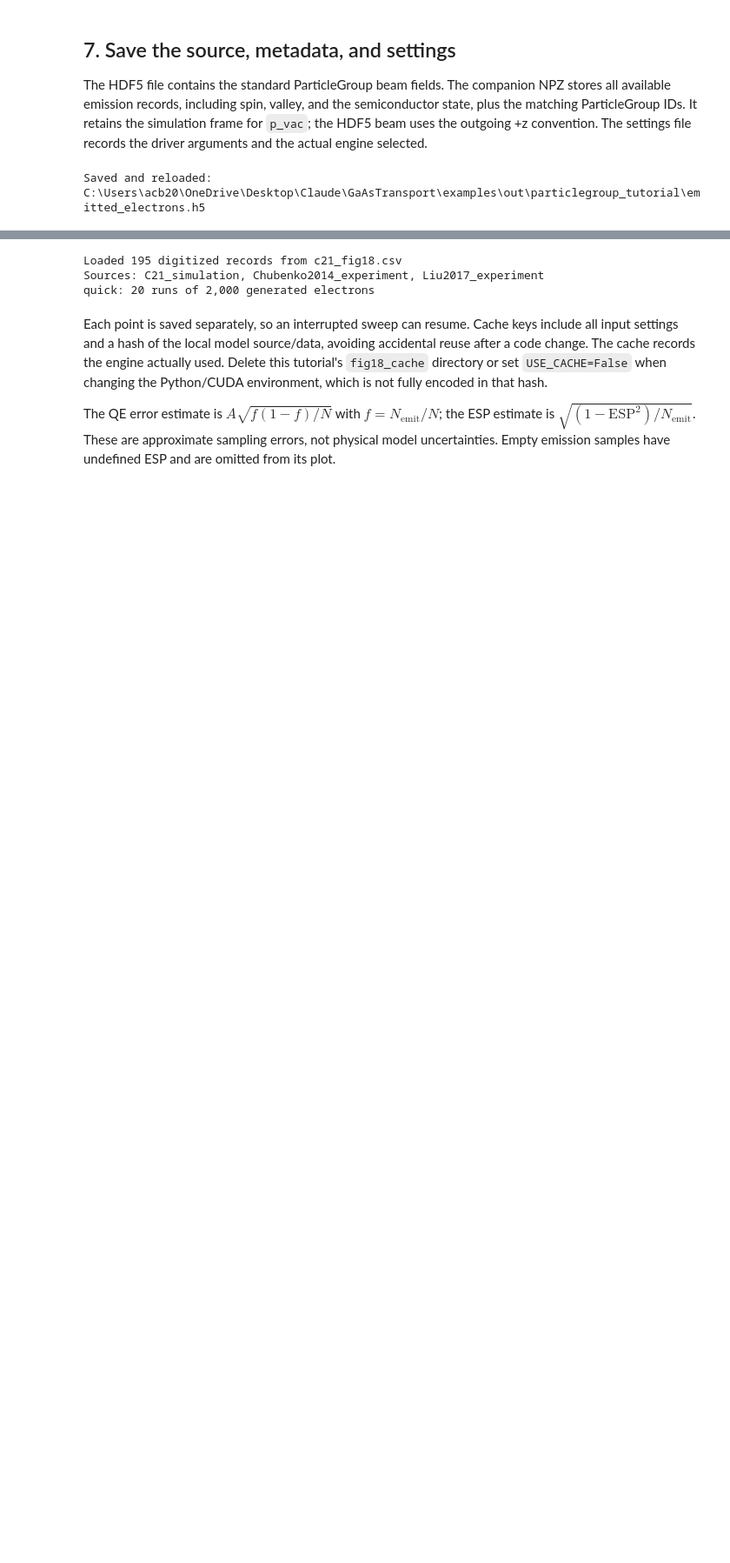
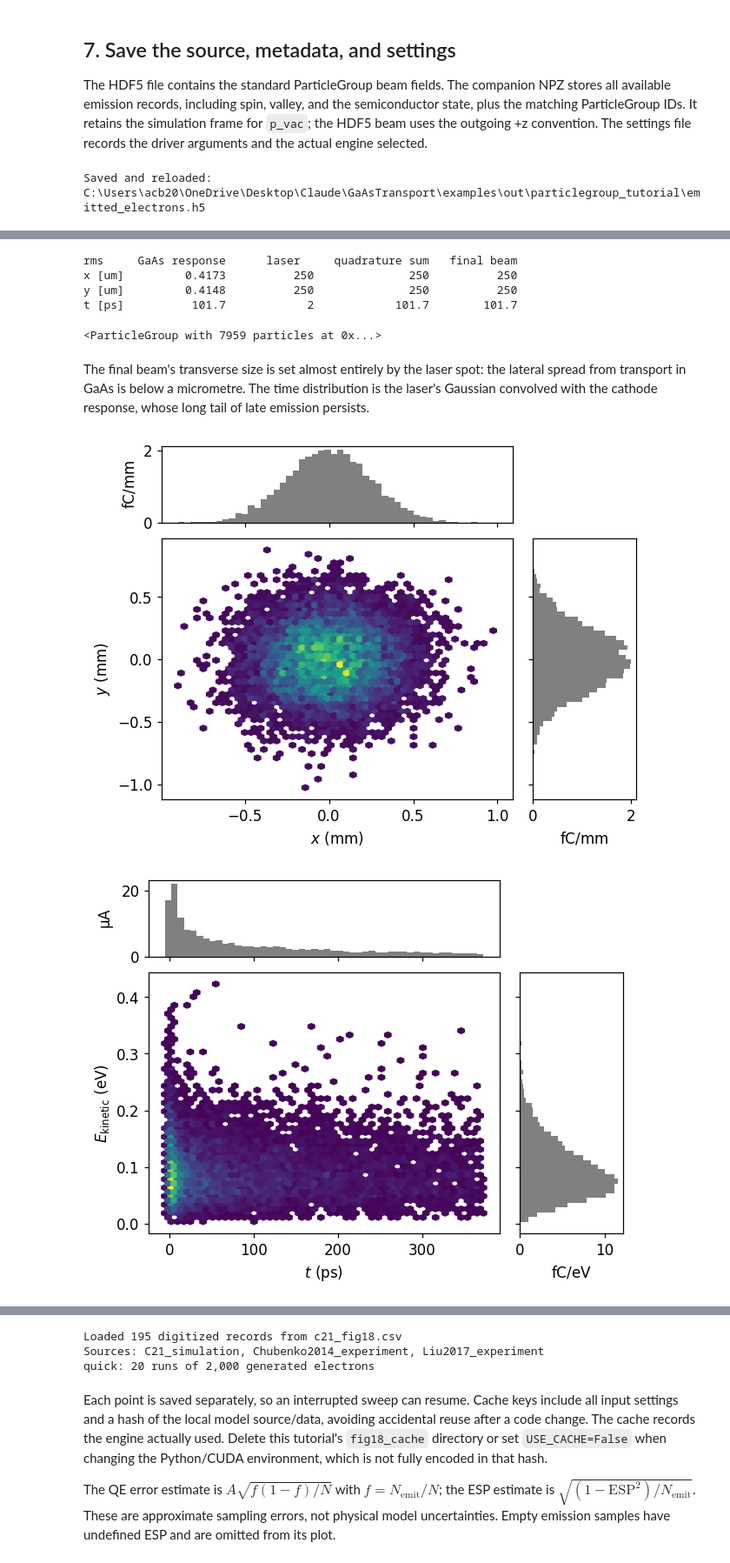
Before and after one commit to AdamCBartnik/GaAsTransport, a Jupyter notebook: examples/example.ipynb, the cells around one changed output, grey strips where cells are left out. Shown at 87% size. Cells and saved outputs as stored; diff of their text form; code cells hidden in the pictures; blank space fills up the shorter version.

```diff
--- a/examples/example.ipynb
+++ b/examples/example.ipynb
@@ -300,0 +321,7 @@ Saved and reloaded: C:\Users\acb20\OneDrive\Desktop\Claude\GaAsTransport\example
+# %%
+# Point-source response: 100,000 generated electrons with no laser spot.
+mc_params = dict(params, n=100_000, sigma_xy=0.0)
+mc_run = run if mc_params == params else simulate_emission(**mc_params)
+pg_mc = mc_run.particle_group
+print(f"Generated: {mc_run.n_generated:,}; emitted: {mc_run.n_emitted:,}; "
+      f"QE: {100 * mc_run.qe:.3f}%")
@@ -300,0 +368,59 @@ Saved and reloaded: C:\Users\acb20\OneDrive\Desktop\Claude\GaAsTransport\example
+# %%
+# Sum the excitation point and the cathode response for each emitted electron.
+pg_beam = ParticleGroup(data=dict(
+    x=pg_laser.x + pg_mc.x,
+    y=pg_laser.y + pg_mc.y,
+    z=pg_laser.z + pg_mc.z,
+    px=pg_laser.px + pg_mc.px,
+    py=pg_laser.py + pg_mc.py,
+    pz=pg_laser.pz + pg_mc.pz,
+    t=pg_laser.t + pg_mc.t,
+    status=pg_mc.status,
+    weight=pg_mc.weight,
+    species=pg_mc.species,
+    id=pg_mc.id,
+))
+pg_beam.write(str(out / "laser_beam.h5"))
+
+# Independent sums: variances add, apart from finite-sample covariance noise.
+print("rms     GaAs response      laser     quadrature sum   final beam")
+for key, unit, scale in (("x", "um", 1e6), ("y", "um", 1e6), ("t", "ps", 1e12)):
+    a, b, c = (scale * p[f"sigma_{key}"] for p in (pg_mc, pg_laser, pg_beam))
+    print(f"{key} [{unit}]  {a:13.4g}  {b:11.4g}  {np.hypot(a, b):15.4g}  {c:11.4g}")
+display(pg_beam)
+# %% [output]
+rms     GaAs response      laser     quadrature sum   final beam
+x [um]         0.4173          250              250          250
+y [um]         0.4148          250              250          250
+t [ps]          101.7            2            101.7        101.7
+<ParticleGroup with 7959 particles at 0x...>
+# %% [markdown]
+The final beam's transverse size is set almost entirely by the laser spot: the lateral spread from
+transport in GaAs is below a micrometre. The time distribution is the laser's Gaussian convolved with the
+cathode response, whose long tail of late emission persists.
+# %%
+for key1, key2 in (("x", "y"), ("t", "kinetic_energy")):
+    fig = pg_beam.plot(key1, key2, bins=50, return_figure=True)
+    fig.savefig(out / f"laser_beam_{key1}_{key2}.png", dpi=150, bbox_inches="tight")
+    display(fig)
+    plt.close(fig)
+
+# Emission time: instantaneous-pulse response, laser pulse, and their convolution.
+fig, ax = plt.subplots(figsize=(7, 4), layout="constrained")
+bins = np.linspace(-4 * 2.0, 30.0, 120)
+for p, label, color in ((pg_mc, "GaAs response (point, t = 0)", "#0072B2"),
+                        (pg_laser, "laser pulse", "#E69F00"),
+                        (pg_beam, "final beam", "#009E73")):
+    # Normalize to the whole ensemble, so the area outside the window (late emission) is not hidden.
+    weight = np.full(len(p), 1 / (len(p) * (bins[1] - bins[0])))
+    ax.hist(p.t / PS, bins=bins, weights=weight, histtype="step", linewidth=2, color=color, label=label)
+ax.set_xlabel("t [ps]")
+ax.set_ylabel("fraction per ps")
+ax.set_title("Emission time (first 30 ps shown)")
+ax.legend(frameon=False)
+fig.savefig(out / "laser_beam_time.png", dpi=150, bbox_inches="tight")
+display(fig)
+plt.close(fig)
+# %% [output]
+[figure, added]
+[figure, added]
```
Also changed, not shown: parts of 10 cells of this notebook, 4 other files.
